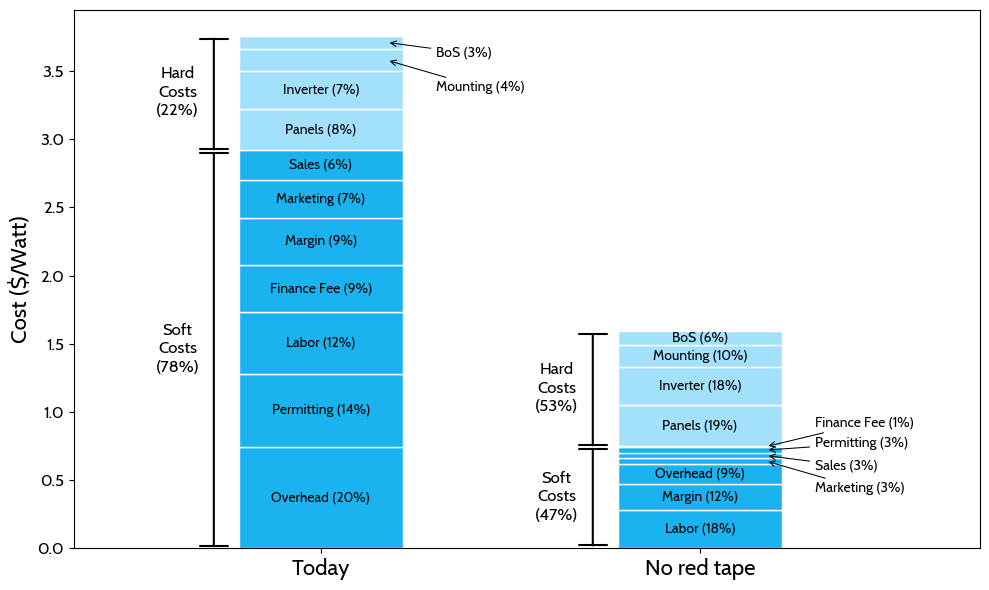
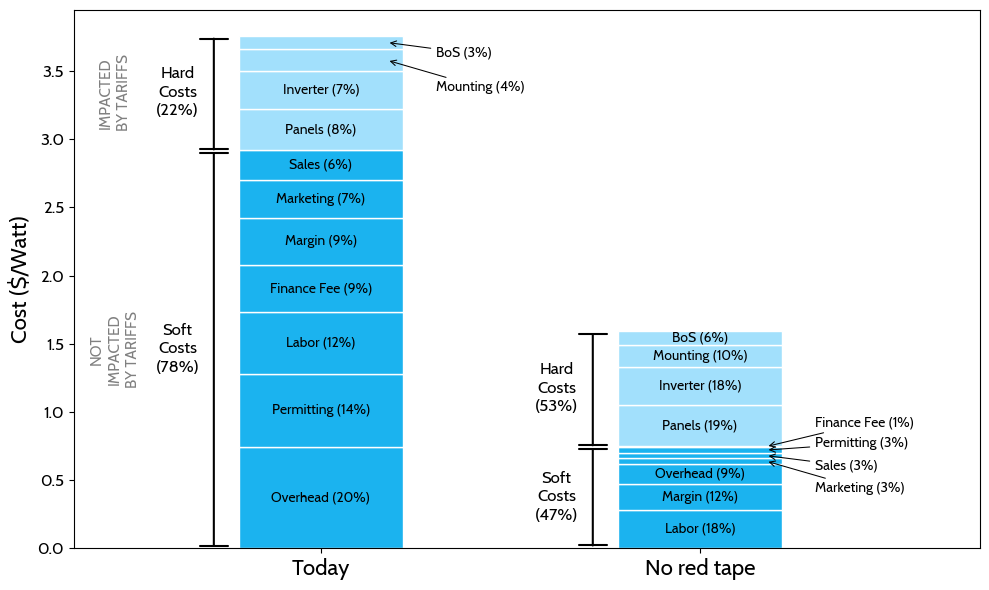
Unified diff of the notebook cell whose output changed from the first chart to the second:
--- before
+++ after
@@ -88,4 +88,24 @@
     )
 
+    # --- Add vertical text for only the first bar ---
+    if scenario == 'United States':
+        # "NOT IMPACTED BY TARIFFS" next to soft costs
+        ax.text(
+            bx - .30, soft_tot / 2,
+            "NOT\nIMPACTED\nBY TARIFFS",
+            ha='center', va='center',
+            rotation=90, fontsize=11,
+            fontfamily='Cabin', color='gray'
+        )
+
+        # "IMPACTED BY TARIFFS" next to hard costs
+        ax.text(
+            bx - .30, soft_tot + hard_tot / 2,
+            "IMPACTED\nBY TARIFFS",
+            ha='center', va='center',
+            rotation=90, fontsize=11,
+            fontfamily='Cabin', color='gray'
+        )
+
 # finalize styling
 ax.set_xticks(x_positions)
@@ -95,5 +115,5 @@
 ax.set_xlim(-1, 1.75)
 ax.set_ylabel('Cost ($/Watt)', fontsize=16, fontfamily='Cabin')
-#ax.set_title('Solar Installation Cost Breakdown', fontsize=16, fontfamily='Cabin')
 plt.tight_layout()
 plt.show()
+

Commit: Updating to add some tariff indicators